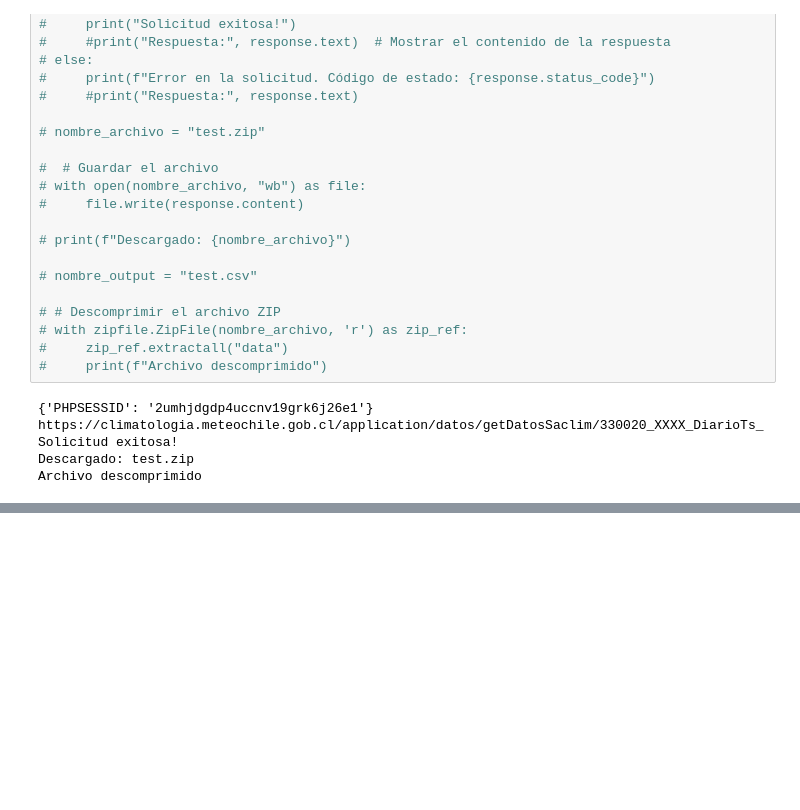
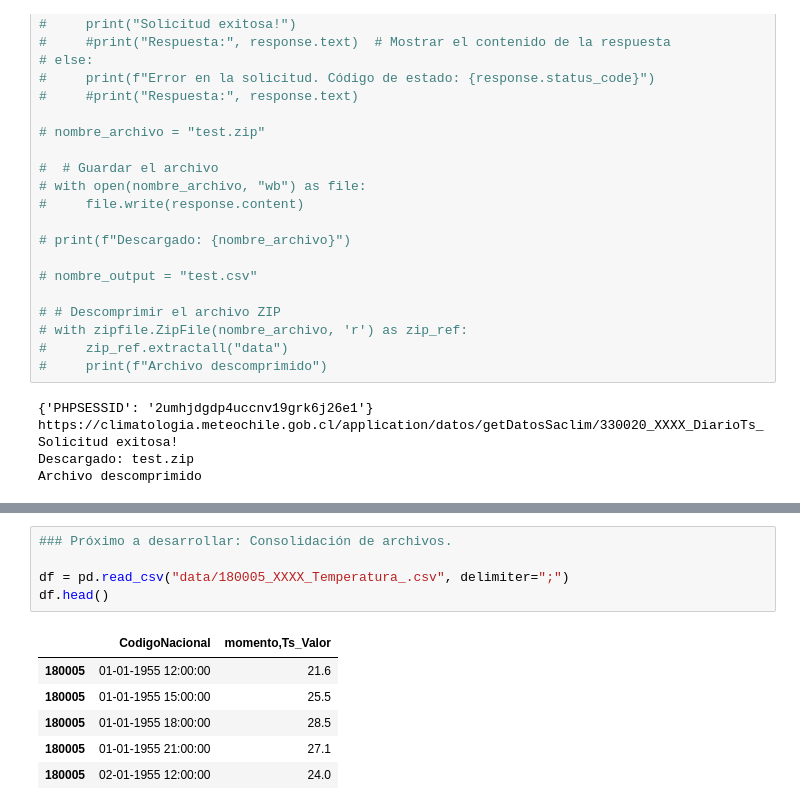
Before and after one commit to lcarvajalrojas3/Datos_climaticos_analisis_exploratorio, a Jupyter notebook: desa_inicio.ipynb, the cells around one changed output, grey strips where cells are left out. Drawn from its saved outputs; the diff is of its cells as text; blank space fills up the shorter version.

Commit message:
avances en limpieza y consolidación de base de datos

```diff
--- a/desa_inicio.ipynb
+++ b/desa_inicio.ipynb
@@ -219,0 +220,12 @@ https://climatologia.meteochile.gob.cl/application/datos/getDatosSaclim/330031_X
+# %%
+### Próximo a desarrollar: Consolidación de archivos.
+
+df = pd.read_csv("data/180005_XXXX_Temperatura_.csv", delimiter=";")
+df.head()
+# %% [output]
+|  | CodigoNacional | momento,Ts_Valor |
+| 180005 | 01-01-1955 12:00:00 | 21.6 |
+| 180005 | 01-01-1955 15:00:00 | 25.5 |
+| 180005 | 01-01-1955 18:00:00 | 28.5 |
+| 180005 | 01-01-1955 21:00:00 | 27.1 |
+| 180005 | 02-01-1955 12:00:00 | 24.0 |
```
Also changed, not shown: parts of 4 cells of this notebook, 1 other file.
